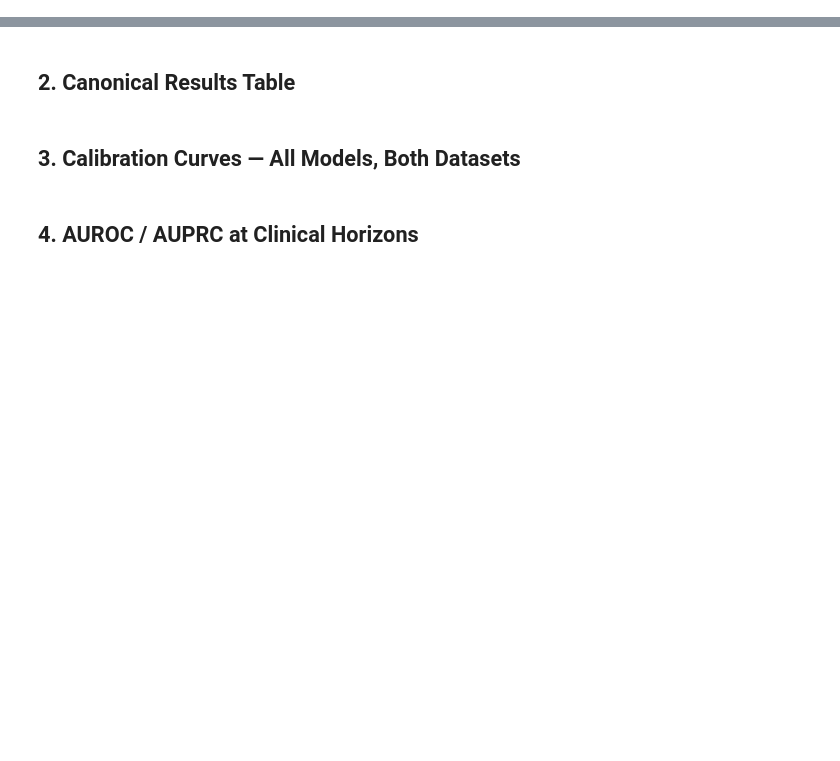
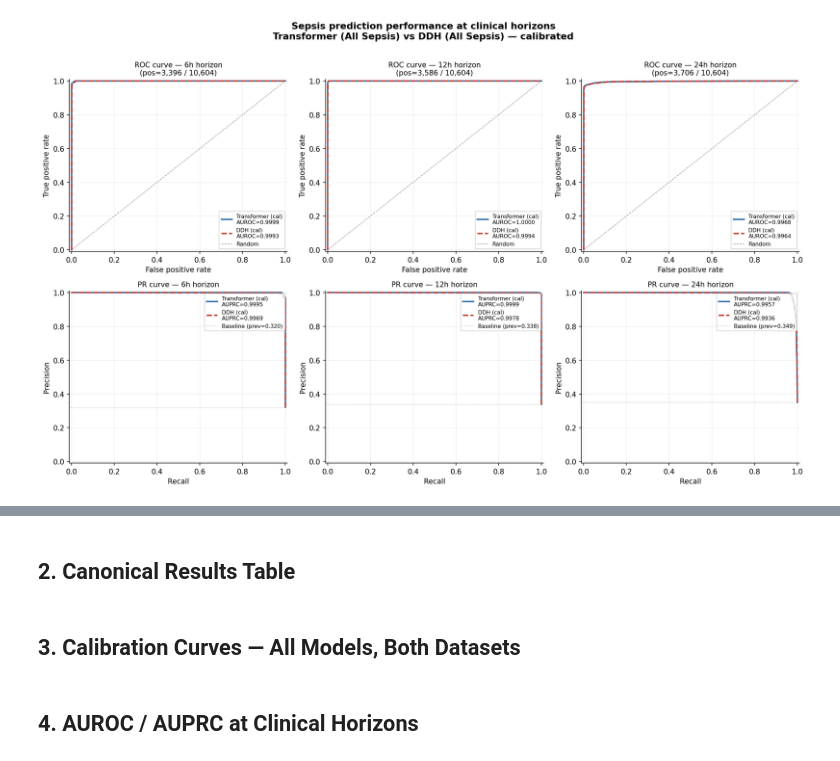
Before and after one commit to hamdikhasawneh/AI-sepsis, a Jupyter notebook: notebooks/04_model_evaluation.ipynb, the cells around one changed output, grey strips where cells are left out. Saved outputs shown, nothing was run; the diff lists cells and outputs as text; code cells hidden in the pictures; blank space fills up the shorter version.

```diff
--- a/notebooks/04_model_evaluation.ipynb
+++ b/notebooks/04_model_evaluation.ipynb
@@ -2,0 +541,91 @@
+# %%
+# ============================================================
+# Cell 3a: Publication-quality ROC and PR curves
+# Primary: Transformer All Sepsis
+# Comparison: DDH All Sepsis
+# Horizons: 6h, 12h, 24h
+# ============================================================
+from sklearn.metrics import (roc_curve, roc_auc_score,
+                              precision_recall_curve,
+                              average_precision_score)
+
+print("Building ROC / PR curves...")
+
+COLORS = {
+    'Transformer (cal)': '#2C6FAC',
+    'DDH (cal)'        : '#C0392B',
+}
+LINESTYLES = {
+    'Transformer (cal)': '-',
+    'DDH (cal)'        : '--',
+}
+
+fig, axes = plt.subplots(2, 3, figsize=(15, 9))
+fig.suptitle(
+    'Sepsis prediction performance at clinical horizons\n'
+    'Transformer (All Sepsis) vs DDH (All Sepsis) — calibrated',
+    fontsize=13, fontweight='bold', y=1.01
+)
+
+model_configs = [
+    ('Transformer (cal)', surv_t_all,   dur_t_all,   evt_t_all),
+    ('DDH (cal)',         surv_ddh_all, dur_ddh_all, evt_ddh_all),
+]
+
+for col_idx, H in enumerate(HORIZONS):
+    ax_roc = axes[0, col_idx]
+    ax_pr  = axes[1, col_idx]
+
+    bin_H = int(np.clip(
+        np.searchsorted(time_cuts, H, 'right'), 0, NUM_BINS - 1
+    ))
+
+    for model_name, surv, dur, evt in model_configs:
+        y_true  = ((evt == 1) & (dur <= H)).astype(int)
+        y_score = (1 - surv[:, bin_H]).clip(0, 1)
+        n_pos   = y_true.sum()
+
+        if n_pos < 5:
+            continue
+
+        color = COLORS[model_name]
+        ls    = LINESTYLES[model_name]
+        auroc = roc_auc_score(y_true, y_score)
+        auprc = average_precision_score(y_true, y_score)
+
+        # ROC
+        fpr, tpr, _ = roc_curve(y_true, y_score)
+        ax_roc.plot(fpr, tpr, color=color, ls=ls, lw=2,
+                    label=f'{model_name}\nAUROC={auroc:.4f}')
+
+        # PR
+        prec, rec, _ = precision_recall_curve(y_true, y_score)
+        baseline      = y_true.mean()
+        ax_pr.plot(rec, prec, color=color, ls=ls, lw=2,
+                   label=f'{model_name}\nAUPRC={auprc:.4f}')
+
+    # ROC formatting
+    ax_roc.plot([0,1],[0,1], 'k--', lw=0.8, alpha=0.4, label='Random')
+    ax_roc.set_xlim(-0.01, 1.01); ax_roc.set_ylim(-0.01, 1.01)
+    ax_roc.set_xlabel('False positive rate', fontsize=10)
+    ax_roc.set_ylabel('True positive rate', fontsize=10)
+    ax_roc.set_title(f'ROC curve — {H}h horizon\n'
+                     f'(pos={y_true.sum():,} / {len(y_true):,})',
+                     fontsize=10)
+    ax_roc.legend(fontsize=7.5, loc='lower right')
+
+    # PR formatting
+    ax_pr.axhline(baseline, color='gray', lw=0.8, ls=':', alpha=0.6,
+                  label=f'Baseline (prev={baseline:.3f})')
+    ax_pr.set_xlim(-0.01, 1.01); ax_pr.set_ylim(-0.01, 1.01)
+    ax_pr.set_xlabel('Recall', fontsize=10)
+    ax_pr.set_ylabel('Precision', fontsize=10)
+    ax_pr.set_title(f'PR curve — {H}h horizon', fontsize=10)
+    ax_pr.legend(fontsize=7.5, loc='upper right')
+
+plt.tight_layout()
+fpath = FIG_DIR / 'fig1_roc_pr_curves.png'
+plt.savefig(str(fpath), dpi=300, bbox_inches='tight')
+plt.show()
+print(f"Saved → {fpath.name} ✓")
+# %% [output]
@@ -2,0 +633 @@
+[figure, added]
```
Also changed, not shown: parts of 19 cells of this notebook, 5 other files.
